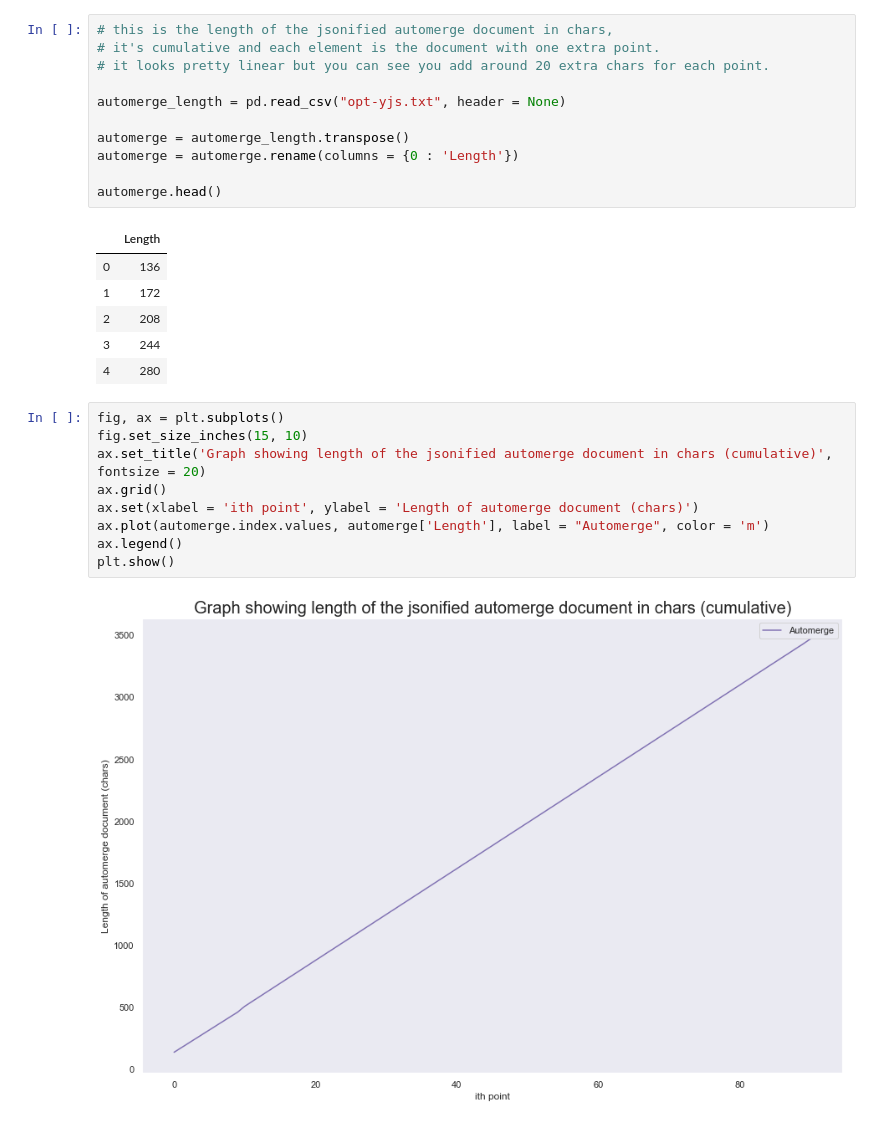
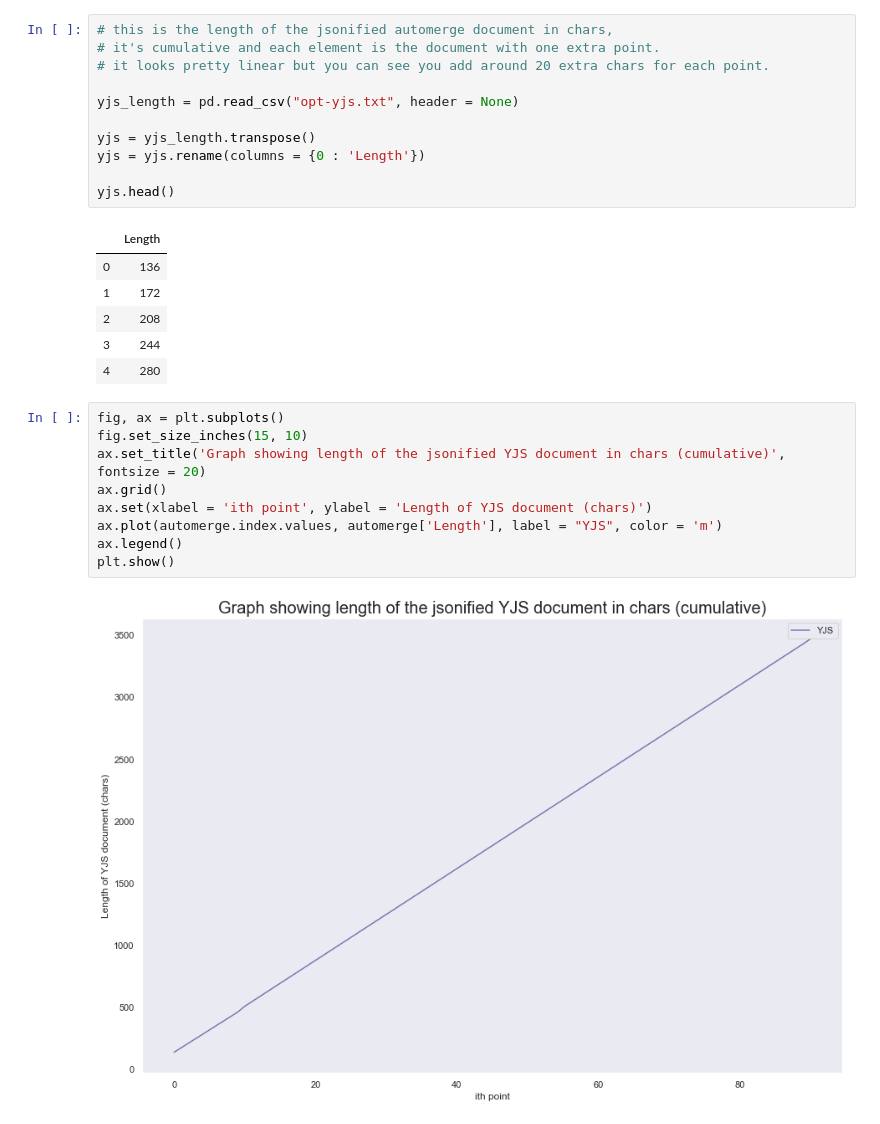
Before and after one commit to mnckapilan/crdt-canvas, a Jupyter notebook: Performance Engineering/Performance Engineering.ipynb, the cells around one changed output. Cells and saved outputs as stored; diff of their text form.

Commit message:
Fixes incorrect yjs graph labels.

```diff
--- a/Performance Engineering/Performance Engineering.ipynb
+++ b/Performance Engineering/Performance Engineering.ipynb
@@ -199,12 +199,12 @@ plt.show()
 # it's cumulative and each element is the document with one extra point.
 # it looks pretty linear but you can see you add around 20 extra chars for each point.
 
-automerge_length = pd.read_csv("opt-yjs.txt", header = None)
+yjs_length = pd.read_csv("opt-yjs.txt", header = None)
 
-automerge = automerge_length.transpose()
-automerge = automerge.rename(columns = {0 : 'Length'})
+yjs = yjs_length.transpose()
+yjs = yjs.rename(columns = {0 : 'Length'})
 
-automerge.head()
+yjs.head()
 # %% [output]
 |  | Length |
 | 0 | 136 |
@@ -215,11 +215,11 @@ automerge.head()
 # %%
 fig, ax = plt.subplots()
 fig.set_size_inches(15, 10)
-ax.set_title('Graph showing length of the jsonified automerge document in chars (cumulative)', fontsize = 20)
+ax.set_title('Graph showing length of the jsonified YJS document in chars (cumulative)', fontsize = 20)
 ax.grid()
-ax.set(xlabel = 'ith point', ylabel = 'Length of automerge document (chars)')
-ax.plot(automerge.index.values, automerge['Length'], label = "Automerge", color = 'm')
+ax.set(xlabel = 'ith point', ylabel = 'Length of YJS document (chars)')
+ax.plot(automerge.index.values, automerge['Length'], label = "YJS", color = 'm')
 ax.legend()
 plt.show()
 # %% [output]
-[figure, old version]
+[figure, new version]
```
